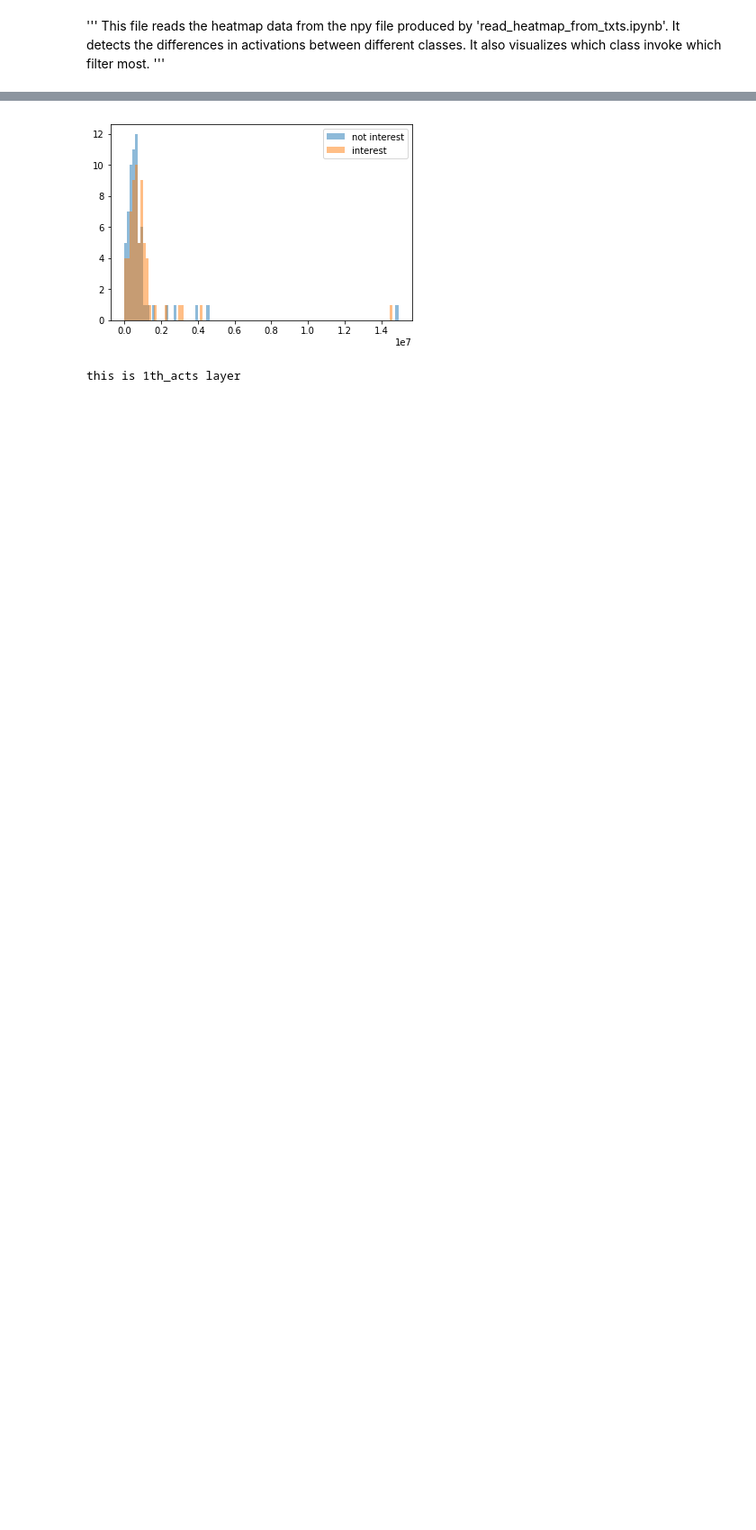
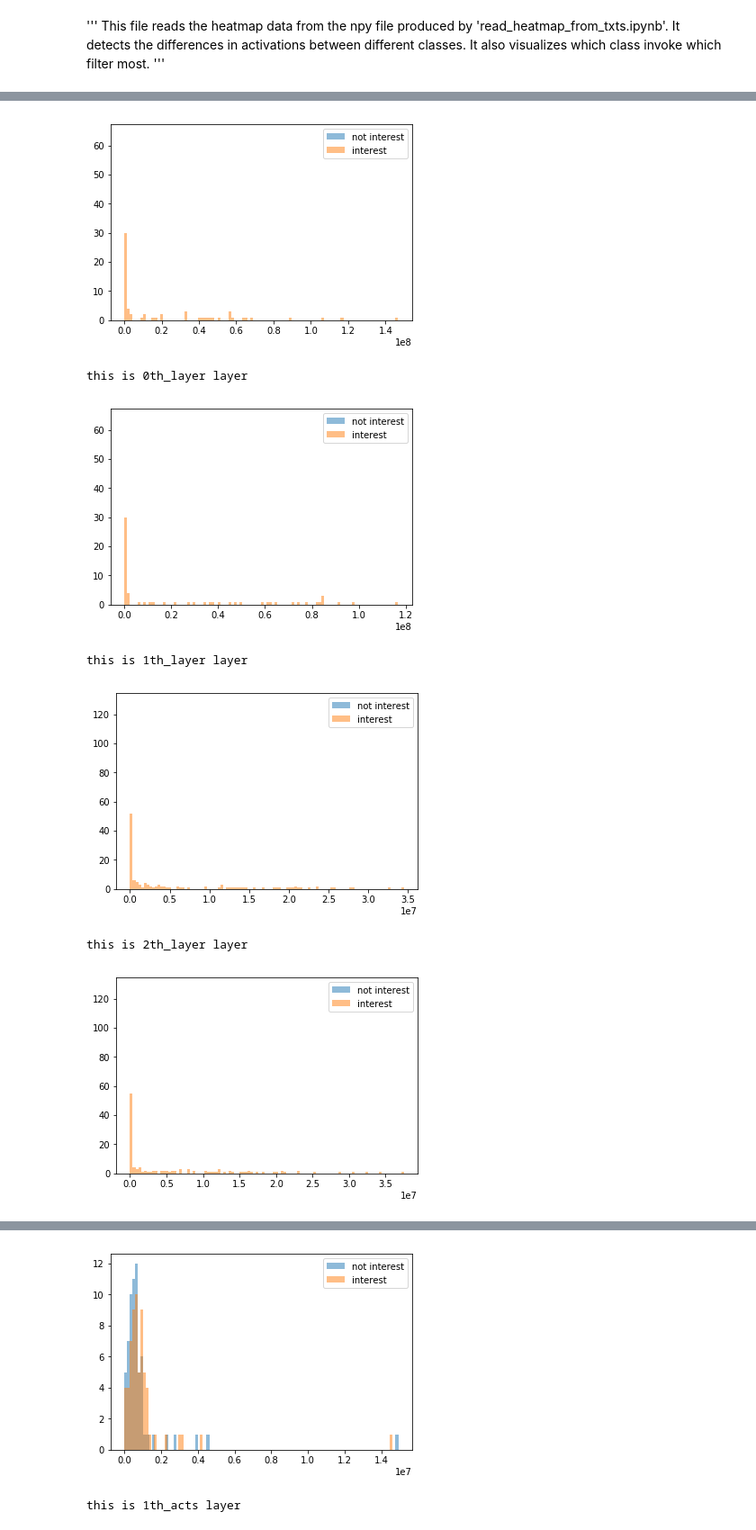
Before and after one commit to shuang1330/tf-faster-rcnn, a Jupyter notebook: tools/inspect_act_diff.ipynb, the cells around one changed output, grey strips where cells are left out. Shown at 90% size. Cells and saved outputs as stored; diff of their text form; code cells hidden in the pictures; blank space fills up the shorter version.

```diff
--- a/tools/inspect_act_diff.ipynb
+++ b/tools/inspect_act_diff.ipynb
@@ -10,17 +10,16 @@ import numpy as np
 import pickle
 import matplotlib.pyplot as plt
 %matplotlib inline
+# %%
+# define th CLASSES and indices
+CLASSES = ('aeroplane', 'bicycle', 'bird', 'boat',
+           'bottle', 'bus', 'car', 'cat', 'chair',
+           'cow', 'diningtable', 'dog', 'horse',
+           'motorbike', 'person', 'pottedplant',
+           'sheep', 'sofa', 'train', 'tvmonitor')
+class_to_ind = dict(list(zip(CLASSES, list(range(len(CLASSES))))))
+SUB_CLAS = ('bicycle', 'bus', 'car','motorbike', 'person', 'train')
 # %%
-# define th CLASSES and indices
-CLASSES = ('__background__',
-           'aeroplane', 'bicycle', 'bird', 'boat',
-           'bottle', 'bus', 'car', 'cat', 'chair',
-           'cow', 'diningtable', 'dog', 'horse',
-           'motorbike', 'person', 'pottedplant',
-           'sheep', 'sofa', 'train', 'tvmonitor')
-class_to_ind = dict(list(zip(CLASSES, list(range(len(CLASSES))))))
-SUB_CLAS = ('bicycle', 'bus', 'car','motorbike', 'person', 'train')
-
 def list_normalizer(ori_list):
     '''
     normalize every element in the input list to the range of 0-1
@@ -86,7 +85,7 @@ def detect_diff_all(hm_path,RANKING=True,DISPLAY_ALL=False,DISPLAY_DIFF=False,DI
     sub_clas_index = [class_to_ind[i] for i in SUB_CLAS]
 #     for key in hm_all: # for evey layer
     for i in range(13):
-        key = '%dth_acts'%(i+1)
+        key = '%dth_layer'%(i)
         norm_hm_all[key] = np.zeros(hm_all[key].shape,np.float32)
         for i,sub_list in enumerate(hm_all[key]): # for every row in the layer
             norm_hm_all[key][i,:] = sub_list
@@ -97,0 +211,12 @@ def detect_diff_all(hm_path,RANKING=True,DISPLAY_ALL=False,DISPLAY_DIFF=False,DI
+# %%
+# inspect the activations for two sets of classes
+hm_path = 'activations_res/penalty0.01_iter170000.npy'
+hm_sorted = detect_diff_all(hm_path,RANKING=False,DISPLAY_ALL=True)
+# %% [output]
+[figure, added]
+this is 0th_layer layer
+[figure, added]
+this is 1th_layer layer
+[figure, added]
+this is 2th_layer layer
+[figure, added]
```
Also changed, not shown: parts of 8 cells of this notebook, 16 other files.
